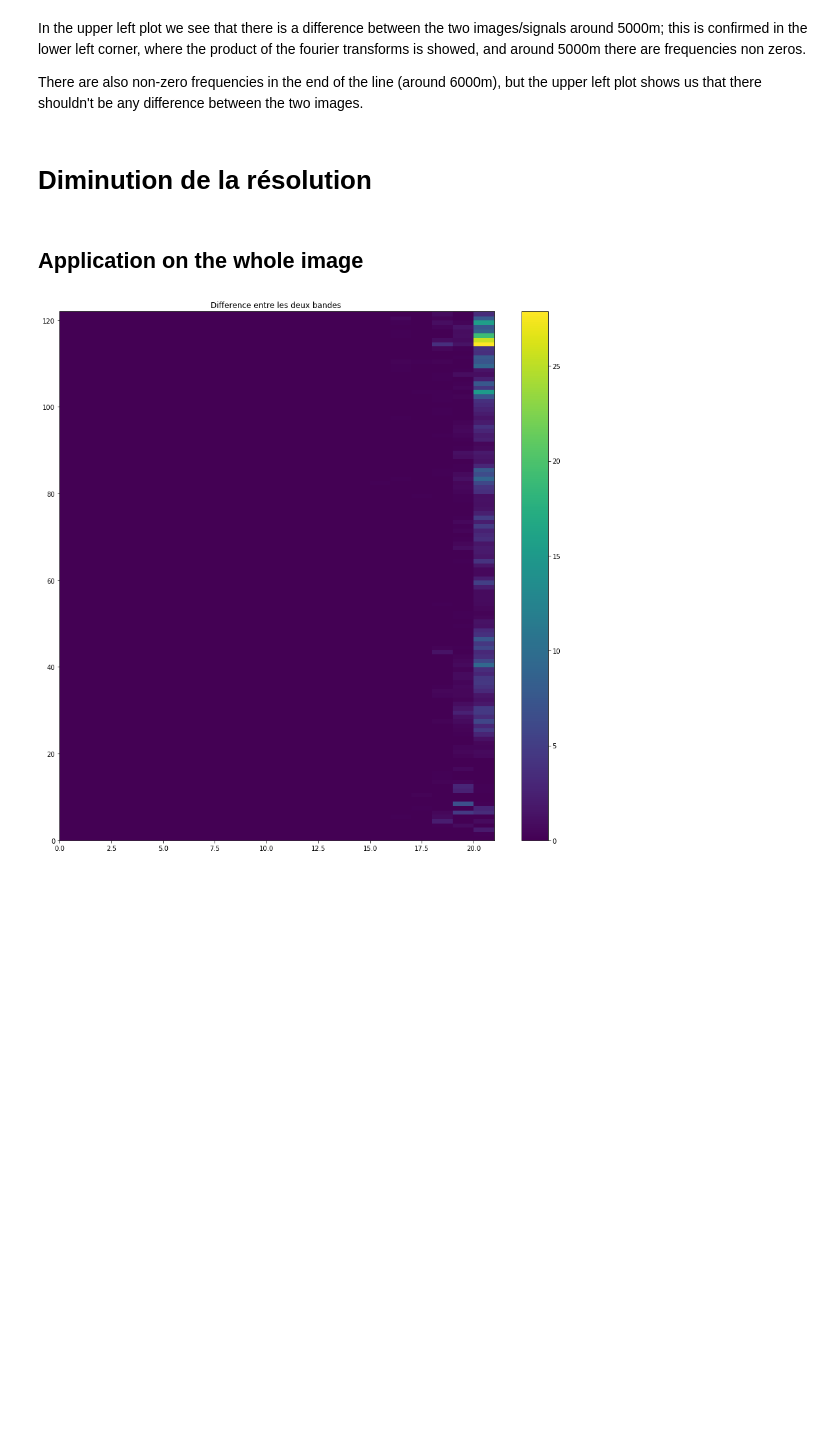
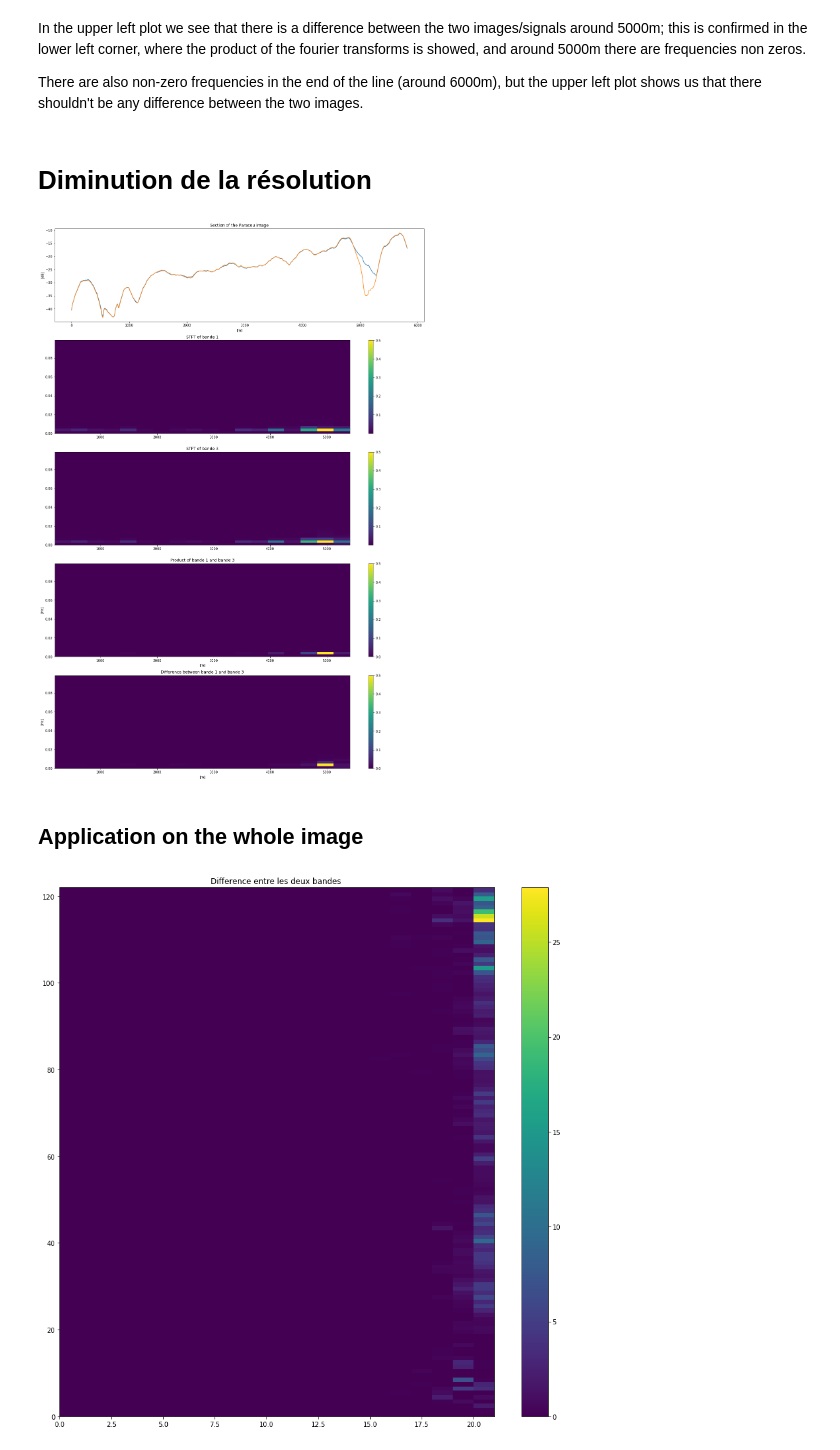
Before and after one commit to eobroets/CESBIO, a Jupyter notebook: Spectrogram.ipynb, the cells around one changed output. Drawn from its saved outputs; the diff is of its cells as text; code cells hidden in the pictures; blank space fills up the shorter version.

```diff
--- a/Spectrogram.ipynb
+++ b/Spectrogram.ipynb
@@ -200,6 +202,84 @@ In the upper left plot we see that there is a difference between the two images/
 There are also non-zero frequencies in the end of the line (around 6000m), but the upper left plot shows us that there shouldn't be any difference between the two images.
 # %% [markdown]
 # Diminution de la résolution
+# %%
+n = 50
+
+ds_tar1 = ds_target1[:-30]
+ds_tar3 = ds_target3[:-30]
+
+#y = (len(ds_tar1))%n
+#ds_tar1 = ds_target1[:-30-y]
+#ds_tar3 = ds_target3[:-30-y]
+
+#ds_tar1reso = np.zeros(int(len(ds_target1[:-30-y])/n))
+#ds_tar3reso = np.zeros(int(len(ds_target1[:-30-y])/n))
+
+v = 0
+reso1 = 0
+reso3 = 0
+
+#for j in range(len(ds_tar1reso)):
+#    for i in range(0,5):
+#        reso1 += ds_tar1[i+v1
+#        reso3 += ds_tar3[i+v]
+#        v += 1
+
+#    ds_tar1reso[j] = reso1/n
+#    ds_tar3reso[j] = reso3/n
+#    reso1 = 0
+#    reso3 = 0
+
+conv = np.ones(n)
+
+ds_target1reso = np.convolve(conv, ds_tar1, mode ='same')/n
+ds_target3reso = np.convolve(conv, ds_tar3, mode ='same')/n
+
+nf = int(len(ds_target1[:-30])/(15))
+win = ss.get_window(('tukey',0.3), nf)
+win1 = ss.get_window(('hann'), nf)
+
+f2, t2, Z2 = ss.spectrogram(ds_target1reso, fs,nperseg=nf, window=win,noverlap=nf/4., axis=-1, mode='psd')
+
+f3, t3, Z3 = ss.spectrogram(ds_target3reso, fs,nperseg=nf, window=win,noverlap=nf/4., axis=-1, mode='psd')
+
+plt.figure(figsize=(20,30))
+
+plt.subplot(5,1,1)
+plt.title("Section of the Paracou image")
+plt.plot(x[:-30],np.log(ds_target1reso)*10,label="band 1")
+plt.plot(x[:-30],np.log(ds_target3reso)*10, label = "band 3")
+plt.xlabel("[m]")
+plt.ylabel("[dB]")
+plt.legend
+
+plt.subplot(5,1,2)
+plt.title('STFT of bande 1')
+plt.pcolormesh(t2,f2,Z2,vmax = 0.5)
+plt.colorbar()
+plt.subplot(5,1,3)
+plt.title('STFT of bande 3')
+plt.pcolormesh(t3,f3,Z3,vmax=0.5)
+plt.colorbar()
+plt.subplot(5,1,4)
+plt.pcolormesh(t2,f2,Z2*Z3,vmax=0.5)
+plt.title('Product of bande 1 and bande 3')
+plt.ylabel('[Hz]')
+plt.xlabel('[m]')
+plt.colorbar()
+plt.subplot(5,1,5)
+plt.pcolormesh(t2,f2,np.abs(Z2-Z3),vmax=0.5)
+plt.title('Difference between bande 1 and bande 3')
+plt.ylabel('[Hz]')
+plt.xlabel('[m]')
+plt.colorbar()
+
+
+
+
+plt.show()
+# %% [output]
+[figure, added]
 # %% [markdown]
 ## Application on the whole image
 # %%
```
Also changed, not shown: parts of 1 cell of this notebook.
